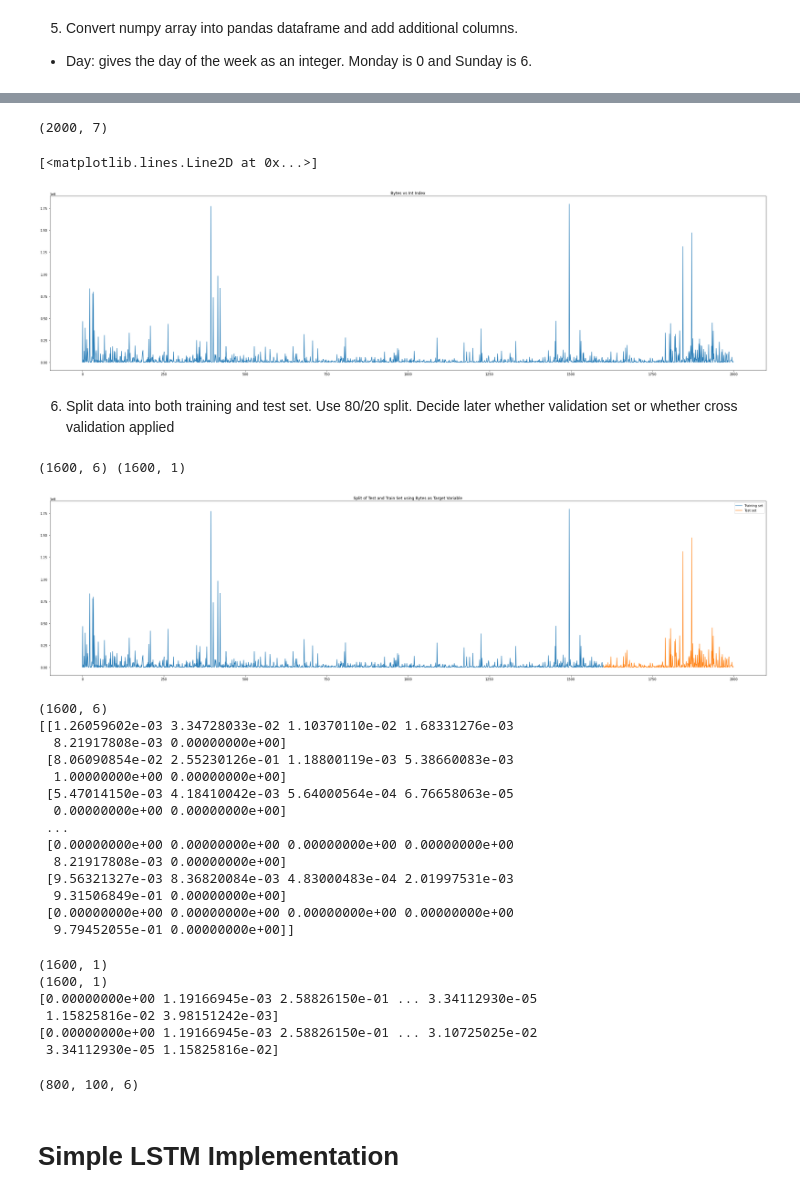
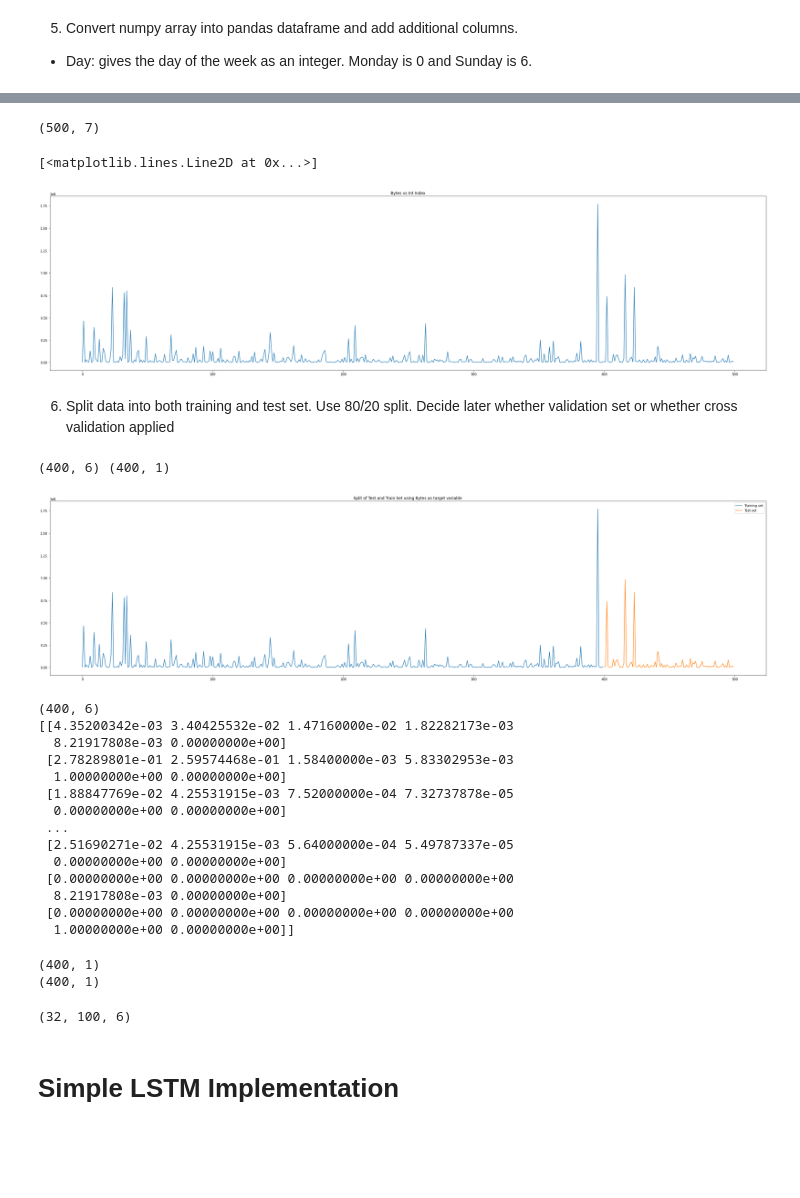
Before and after one commit to fle1scha/Deep-Learning-Network-Traffic-Prediction, a Jupyter notebook: DL4NTP.ipynb, the cells around one changed output, grey strips where cells are left out. Saved outputs shown, nothing was run; the diff lists cells and outputs as text; code cells hidden in the pictures; blank space fills up the shorter version.

```diff
--- a/DL4NTP.ipynb
+++ b/DL4NTP.ipynb
@@ -68,7 +72,7 @@ headings_line = headings_line[0:6] + headings_line[8:13]
 4. Clean time-series data points
 # %%
 framedata = []
-for i in range(1, 2001):
+for i in range(1, 501):
   data_line = SANReN[i].split()
 
   if (data_line[11] == "M" and (data_line[14] == 'M' or data_line[14] == 'G')): #Bytes and BPS in megabytes
@@ -150,15 +154,15 @@ df = df.astype({"Bpp": np.float64})
 df = (df.drop(['Date', 'first-seen', 'Proto', 'SrcIPAddr:Port', 'DstIPAddr:Port'], axis = 1))
 print(df.shape)
 # %% [output]
-(2000, 7)
+(500, 7)
 # %%
 #A plot of Bytes vs time (treating bytes as target variable)
 plt.figure(figsize=(40,10))
 plt.title("Bytes vs Int Index")
-plt.plot(range(len(df)), df['Bytes'])
+plt.plot(df['Bytes'])
 # %% [output]
 [<matplotlib.lines.Line2D at 0x...>]
-[figure, old version]
+[figure, new version]
 # %% [markdown]
 6. Split data into both training and test set. Use 80/20 split.
    Decide later whether validation set or whether cross validation applied
@@ -174,16 +178,16 @@ print(X_train.shape, y_train.shape) #Check shape of training variables.
 # Output -> (400, 6) (400, 1)
 # Output implies we have 400 examples, with 6 predictors and 1 predicted value
 # %% [output]
-(1600, 6) (1600, 1)
+(400, 6) (400, 1)
 # %%
 #Visualise split in sample
 plt.figure(figsize=(40,10))
-plt.title("Split of Test and Train Set using Bytes as Target Variable")
-plt.plot(train.index,train['Bytes'],label='Training set');
+plt.title("Split of Test and Train Set using Bytes as target variable")
+plt.plot(train.index,train['Bytes'],label='Training set')
 plt.plot(test.index,test['Bytes'],label='Test set')
-plt.legend();
+plt.legend()
 # %% [output]
-[figure, old version]
+[figure, new version]
 # %%
 Xscaler = MinMaxScaler(feature_range=(0, 1)) # scikit MinMixScaler allows all variables to be normalised between 0 and 1.
 Xscaler.fit(X_train) #Compute the minimum and maximum to be used for later scaling
@@ -192,20 +196,20 @@ scaled_X_train = Xscaler.transform(X_train) #Scale features of X according to fe
 print(X_train.shape) #X_train shape is the same as earlier but now scaled.
 print(scaled_X_train) #Demonstrate normalised data.
 # %% [output]
-(1600, 6)
-[[1.26059602e-03 3.34728033e-02 1.10370110e-02 1.68331276e-03
+(400, 6)
+[[4.35200342e-03 3.40425532e-02 1.47160000e-02 1.82282173e-03
   8.21917808e-03 0.00000000e+00]
- [8.06090854e-02 2.55230126e-01 1.18800119e-03 5.38660083e-03
+ [2.78289801e-01 2.59574468e-01 1.58400000e-03 5.83302953e-03
   1.00000000e+00 0.00000000e+00]
- [5.47014150e-03 4.18410042e-03 5.64000564e-04 6.76658063e-05
+ [1.88847769e-02 4.25531915e-03 7.52000000e-04 7.32737878e-05
   0.00000000e+00 0.00000000e+00]
  ...
+ [2.51690271e-02 4.25531915e-03 5.64000000e-04 5.49787337e-05
+  0.00000000e+00 0.00000000e+00]
  [0.00000000e+00 0.00000000e+00 0.00000000e+00 0.00000000e+00
   8.21917808e-03 0.00000000e+00]
- [9.56321327e-03 8.36820084e-03 4.83000483e-04 2.01997531e-03
-  9.31506849e-01 0.00000000e+00]
  [0.00000000e+00 0.00000000e+00 0.00000000e+00 0.00000000e+00
-  9.79452055e-01 0.00000000e+00]]
+  1.00000000e+00 0.00000000e+00]]
 # %%
 Yscaler = MinMaxScaler(feature_range=(0, 1)) #apply same normalisation to response.
 Yscaler.fit(y_train)
@@ -216,24 +220,21 @@ print(scaled_y_train.shape)
 
 
 scaled_y_train = np.insert(scaled_y_train, 0, 0)
-print(scaled_y_train)
+#print(scaled_y_train)
 scaled_y_train = np.delete(scaled_y_train, -1) #Why do we have to delete this?
-print(scaled_y_train)
+#print(scaled_y_train)
 # %% [output]
-(1600, 1)
-(1600, 1)
-[0.00000000e+00 1.19166945e-03 2.58826150e-01 ... 3.34112930e-05
- 1.15825816e-02 3.98151242e-03]
-[0.00000000e+00 1.19166945e-03 2.58826150e-01 ... 3.10725025e-02
- 3.34112930e-05 1.15825816e-02]
+(400, 1)
+(400, 1)
 # %%
 n_input = 100 #how many samples/rows/timesteps to look in the past in order to forecast the next sample
 n_features= X_train.shape[1] # how many predictors/Xs/features we have to predict y
-b_size = 800 # Number of timeseries samples in each batch
+b_size = 32 # Number of timeseries samples in each batch
 train_generator = TimeseriesGenerator(scaled_X_train, scaled_y_train, length=n_input, batch_size=b_size)
+
 print(train_generator[0][0].shape)
 # %% [output]
-(800, 100, 6)
+(32, 100, 6)
 # %% [markdown]
 # Simple LSTM Implementation
 # %% [markdown]
```
Also changed, not shown: parts of 28 cells of this notebook.
